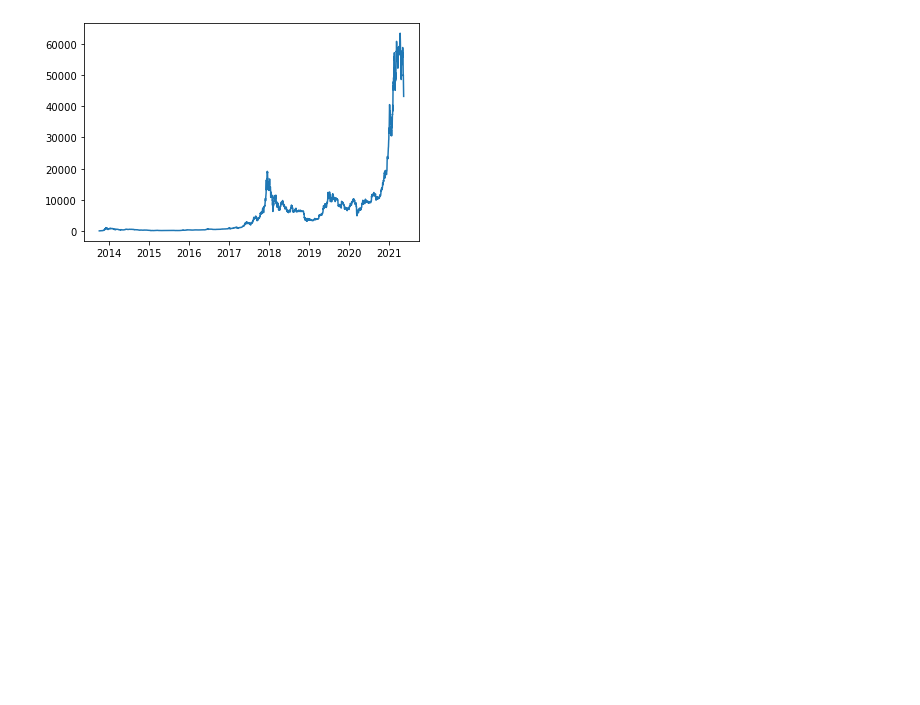
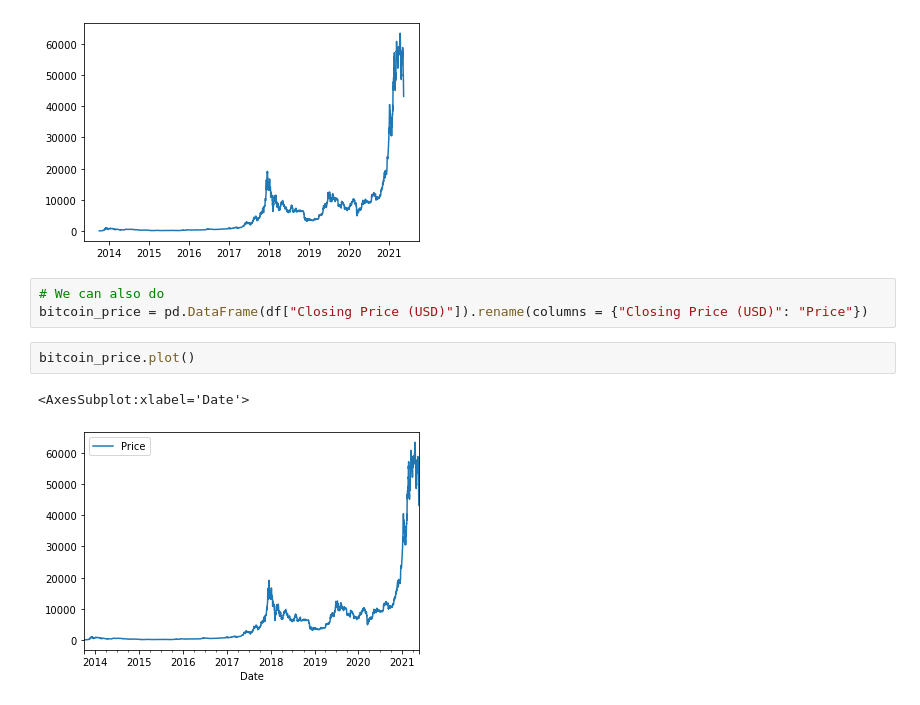
Before and after one commit to mrrkdas/Finance, a Jupyter notebook: Tensorflow_Time_Series/time_series_udemy.ipynb, the cells around one changed output. Cells and saved outputs as stored; diff of their text form; blank space fills up the shorter version.

```diff
--- a/Tensorflow_Time_Series/time_series_udemy.ipynb
+++ b/Tensorflow_Time_Series/time_series_udemy.ipynb
@@ -108,3 +108,11 @@ plt.plot(timestamp, price)
 # %% [output]
 [<matplotlib.lines.Line2D at 0x...>]
 [figure]
+# %%
+# We can also do
+bitcoin_price = pd.DataFrame(df["Closing Price (USD)"]).rename(columns = {"Closing Price (USD)": "Price"})
+# %%
+bitcoin_price.plot()
+# %% [output]
+<AxesSubplot:xlabel='Date'>
+[figure, added]
```
